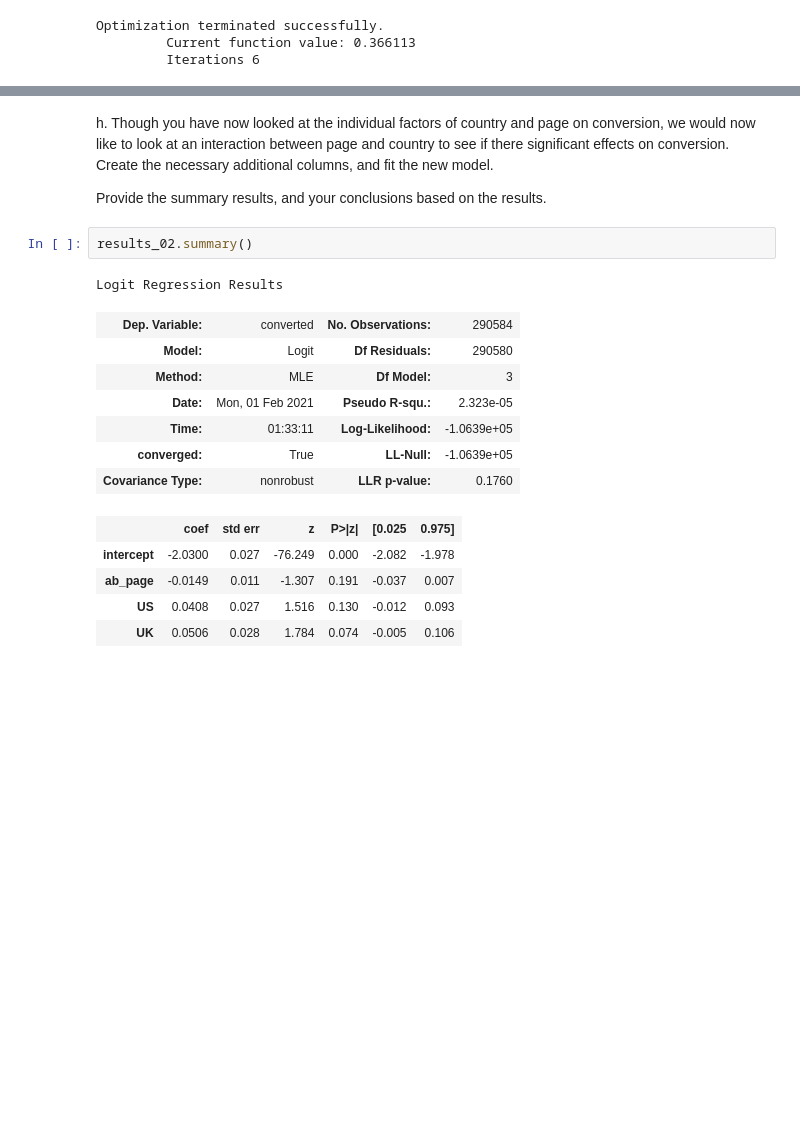
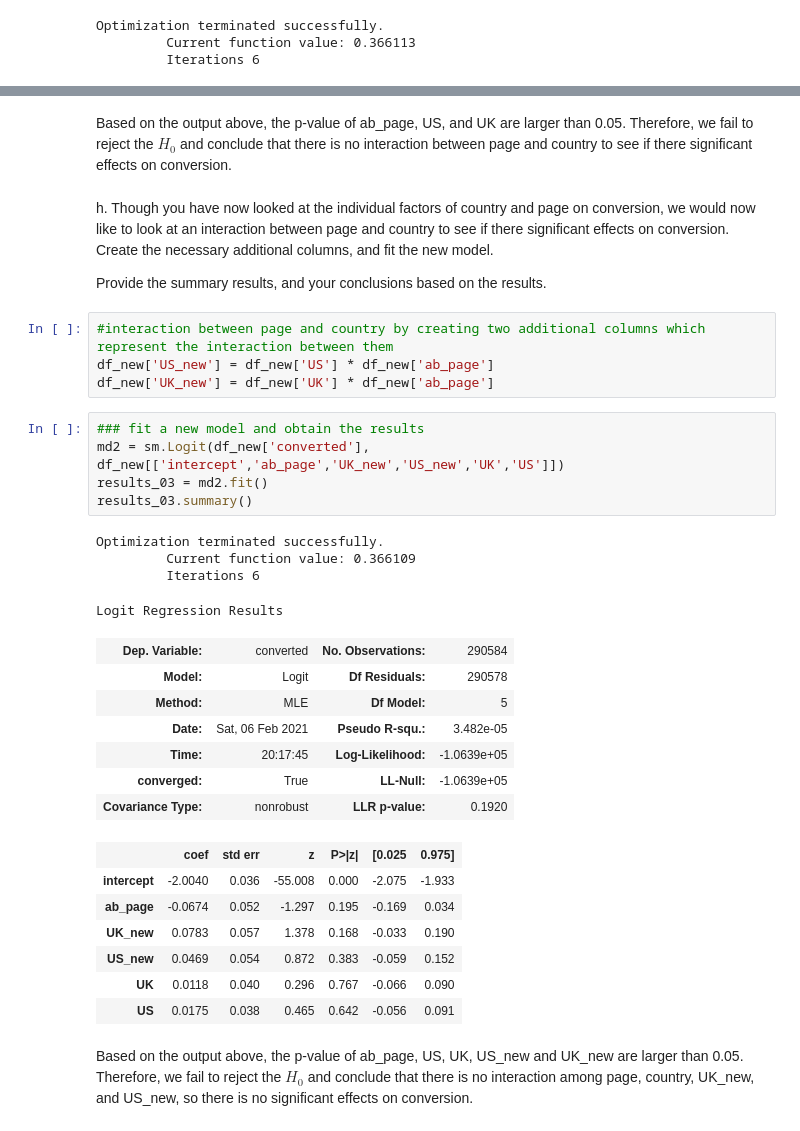
Before and after one commit to Lindaxu93/A-B-Testing-, a Jupyter notebook: Analyze_ab_test_results_notebook.ipynb, the cells around one changed output, grey strips where cells are left out. Cells and saved outputs as stored; diff of their text form; blank space fills up the shorter version.

```diff
--- a/Analyze_ab_test_results_notebook.ipynb
+++ b/Analyze_ab_test_results_notebook.ipynb
@@ -422,23 +438,40 @@ Optimization terminated successfully.
+# %% [markdown]
+
+Based on the output above, the p-value of ab_page, US, and UK are larger than 0.05. Therefore, we fail to reject the  $𝐻_0$  and conclude that there is no interaction between page and country to see if there significant effects on conversion.
 # %% [markdown]
 h. Though you have now looked at the individual factors of country and page on conversion, we would now like to look at an interaction between page and country to see if there significant effects on conversion.  Create the necessary additional columns, and fit the new model.
 
 Provide the summary results, and your conclusions based on the results.
-# %%
-results_02.summary()
-# %% [output]
-Logit Regression Results
-| Dep. Variable: | converted | No. Observations: | 290584 |
-| Model: | Logit | Df Residuals: | 290580 |
-| Method: | MLE | Df Model: | 3 |
-| Date: | Mon, 01 Feb 2021 | Pseudo R-squ.: | 2.323e-05 |
-| Time: | 01:33:11 | Log-Likelihood: | -1.0639e+05 |
-| converged: | True | LL-Null: | -1.0639e+05 |
-| Covariance Type: | nonrobust | LLR p-value: | 0.1760 |
-|  | coef | std err | z | P>|z| | [0.025 | 0.975] |
-| intercept | -2.0300 | 0.027 | -76.249 | 0.000 | -2.082 | -1.978 |
-| ab_page | -0.0149 | 0.011 | -1.307 | 0.191 | -0.037 | 0.007 |
-| US | 0.0408 | 0.027 | 1.516 | 0.130 | -0.012 | 0.093 |
-| UK | 0.0506 | 0.028 | 1.784 | 0.074 | -0.005 | 0.106 |
+# %%
+#interaction between page and country by creating two additional columns which represent the interaction between them
+df_new['US_new'] = df_new['US'] * df_new['ab_page']
+df_new['UK_new'] = df_new['UK'] * df_new['ab_page']
+# %%
+### fit a new model and obtain the results
+md2 = sm.Logit(df_new['converted'], df_new[['intercept','ab_page','UK_new','US_new','UK','US']])
+results_03 = md2.fit()
+results_03.summary()
+# %% [output]
+Optimization terminated successfully.
+         Current function value: 0.366109
+         Iterations 6
+Logit Regression Results
+| Dep. Variable: | converted | No. Observations: | 290584 |
+| Model: | Logit | Df Residuals: | 290578 |
+| Method: | MLE | Df Model: | 5 |
+| Date: | Sat, 06 Feb 2021 | Pseudo R-squ.: | 3.482e-05 |
+| Time: | 20:17:45 | Log-Likelihood: | -1.0639e+05 |
+| converged: | True | LL-Null: | -1.0639e+05 |
+| Covariance Type: | nonrobust | LLR p-value: | 0.1920 |
+|  | coef | std err | z | P>|z| | [0.025 | 0.975] |
+| intercept | -2.0040 | 0.036 | -55.008 | 0.000 | -2.075 | -1.933 |
+| ab_page | -0.0674 | 0.052 | -1.297 | 0.195 | -0.169 | 0.034 |
+| UK_new | 0.0783 | 0.057 | 1.378 | 0.168 | -0.033 | 0.190 |
+| US_new | 0.0469 | 0.054 | 0.872 | 0.383 | -0.059 | 0.152 |
+| UK | 0.0118 | 0.040 | 0.296 | 0.767 | -0.066 | 0.090 |
+| US | 0.0175 | 0.038 | 0.465 | 0.642 | -0.056 | 0.091 |
+# %% [markdown]
+Based on the output above, the p-value of ab_page, US, UK, US_new and UK_new are larger than 0.05. Therefore, we fail to reject the $H_0$ and conclude that there is no interaction among page, country, UK_new, and US_new, so there is no significant effects on conversion.
 # %% [markdown]
 <a id='conclusions'></a>
 ## Conclusions
```
Also changed, not shown: parts of 10 cells of this notebook, 1 other file.
